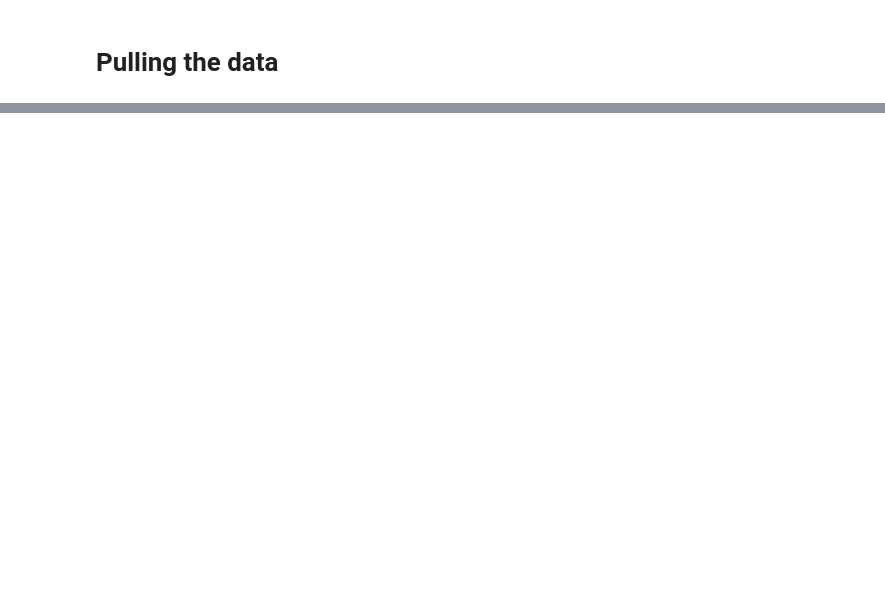
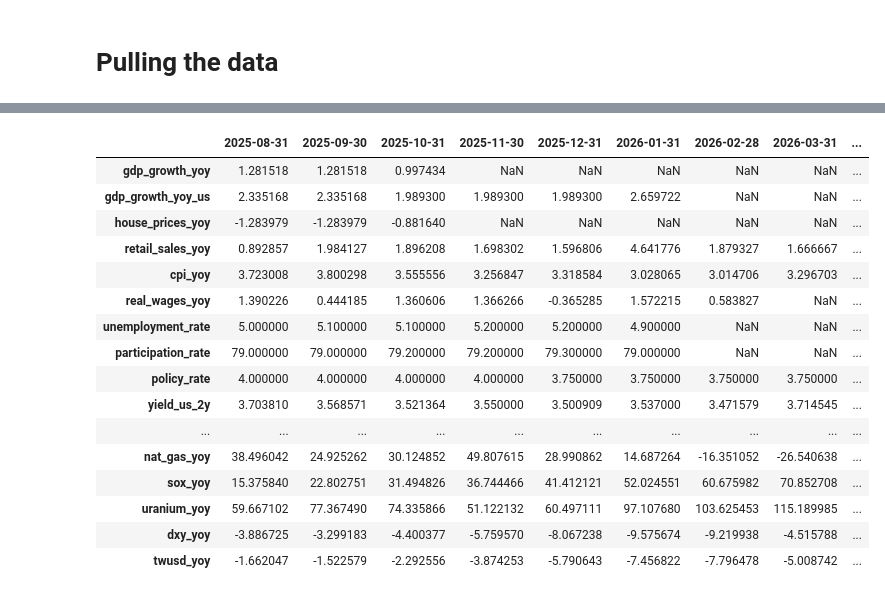
Before and after one commit to crashed-bandicoot/uk-economic-pulse, a Jupyter notebook: notebooks/defined/01-data-pull.ipynb, the cells around one changed output, grey strips where cells are left out. Drawn from its saved outputs; the diff is of its cells as text; code cells hidden in the pictures; blank space fills up the shorter version.

```diff
--- a/notebooks/defined/01-data-pull.ipynb
+++ b/notebooks/defined/01-data-pull.ipynb
@@ -614,33 +665,51 @@ signals["policy_rate"]     = absolute_values["policy_rate"]
 signals["yield_us_2y"]     = absolute_values["yield_us_2y"]
 signals["yield_us_10y"]    = absolute_values["yield_us_10y"]
 signals["yield_us_30y"]    = absolute_values["yield_us_30y"]
 signals["yield_uk_10y"]    = absolute_values["yield_uk_10y"]
 signals["yield_uk_3m"]     = absolute_values["yield_uk_3m"]
 signals["spread_us_hy"]    = absolute_values["spread_us_hy"]
 signals["spread_us_ig"]    = absolute_values["spread_us_ig"]
 signals["spread_us_bbb"]   = absolute_values["spread_us_bbb"]
 
 # Derived: yield curve shape and cross-country divergence
 # Negative = inverted curve = historically precedes recession
 signals["us_yield_curve"]     = absolute_values["yield_us_10y"] - absolute_values["yield_us_2y"]
 signals["uk_yield_curve"]     = absolute_values["yield_uk_10y"] - absolute_values["yield_uk_3m"]
 signals["uk_us_10y_spread"]   = absolute_values["yield_uk_10y"] - absolute_values["yield_us_10y"]
 
 # --- Commodity Prices ---
 # YoY % change captures price pressure and demand signals
 signals["oil_yoy"]     = absolute_values["oil"].pct_change(12, fill_method=None) * 100
 signals["gold_yoy"]    = absolute_values["gold"].pct_change(12, fill_method=None) * 100
 signals["silver_yoy"]  = absolute_values["silver"].pct_change(12, fill_method=None) * 100
 signals["copper_yoy"]  = absolute_values["copper"].pct_change(12, fill_method=None) * 100  # "Dr. Copper" — global demand barometer
 signals["nat_gas_yoy"] = absolute_values["nat_gas"].pct_change(12, fill_method=None) * 100
 
 # --- Market Indicators ---
 # Equity indices and USD: YoY % change captures trend and momentum
 signals["sox_yoy"]     = absolute_values["sox"].pct_change(12, fill_method=None) * 100
 signals["uranium_yoy"] = absolute_values["uranium"].pct_change(12, fill_method=None) * 100
 signals["dxy_yoy"]     = absolute_values["dxy"].pct_change(12, fill_method=None) * 100
 signals["twusd_yoy"]   = absolute_values["twusd"].pct_change(12, fill_method=None) * 100
 
-signals.tail(10)
+signals.tail(10).T
+# %% [output]
+|  | 2025-08-31 | 2025-09-30 | 2025-10-31 | 2025-11-30 | 2025-12-31 | 2026-01-31 | 2026-02-28 | 2026-03-31 | ... |
+| gdp_growth_yoy | 1.281518 | 1.281518 | 0.997434 | NaN | NaN | NaN | NaN | NaN | ... |
+| gdp_growth_yoy_us | 2.335168 | 2.335168 | 1.989300 | 1.989300 | 1.989300 | 2.659722 | NaN | NaN | ... |
+| house_prices_yoy | -1.283979 | -1.283979 | -0.881640 | NaN | NaN | NaN | NaN | NaN | ... |
+| retail_sales_yoy | 0.892857 | 1.984127 | 1.896208 | 1.698302 | 1.596806 | 4.641776 | 1.879327 | 1.666667 | ... |
+| cpi_yoy | 3.723008 | 3.800298 | 3.555556 | 3.256847 | 3.318584 | 3.028065 | 3.014706 | 3.296703 | ... |
+| real_wages_yoy | 1.390226 | 0.444185 | 1.360606 | 1.366266 | -0.365285 | 1.572215 | 0.583827 | NaN | ... |
+| unemployment_rate | 5.000000 | 5.100000 | 5.100000 | 5.200000 | 5.200000 | 4.900000 | NaN | NaN | ... |
+| participation_rate | 79.000000 | 79.000000 | 79.200000 | 79.200000 | 79.300000 | 79.000000 | NaN | NaN | ... |
+| policy_rate | 4.000000 | 4.000000 | 4.000000 | 4.000000 | 3.750000 | 3.750000 | 3.750000 | 3.750000 | ... |
+| yield_us_2y | 3.703810 | 3.568571 | 3.521364 | 3.550000 | 3.500909 | 3.537000 | 3.471579 | 3.714545 | ... |
+| ... | ... | ... | ... | ... | ... | ... | ... | ... | ... |
+| nat_gas_yoy | 38.496042 | 24.925262 | 30.124852 | 49.807615 | 28.990862 | 14.687264 | -16.351052 | -26.540638 | ... |
+| sox_yoy | 15.375840 | 22.802751 | 31.494826 | 36.744466 | 41.412121 | 52.024551 | 60.675982 | 70.852708 | ... |
+| uranium_yoy | 59.667102 | 77.367490 | 74.335866 | 51.122132 | 60.497111 | 97.107680 | 103.625453 | 115.189985 | ... |
+| dxy_yoy | -3.886725 | -3.299183 | -4.400377 | -5.759570 | -8.067238 | -9.575674 | -9.219938 | -4.515788 | ... |
+| twusd_yoy | -1.662047 | -1.522579 | -2.292556 | -3.874253 | -5.790643 | -7.456822 | -7.796478 | -5.008742 | ... |
 # %%
 signals.to_csv('/Users/ornettematthews/Documents/GitHub/uk-economic-pulse/data/raw/signals.csv')
```
Also changed, not shown: parts of 4 cells of this notebook, 12 other files.
